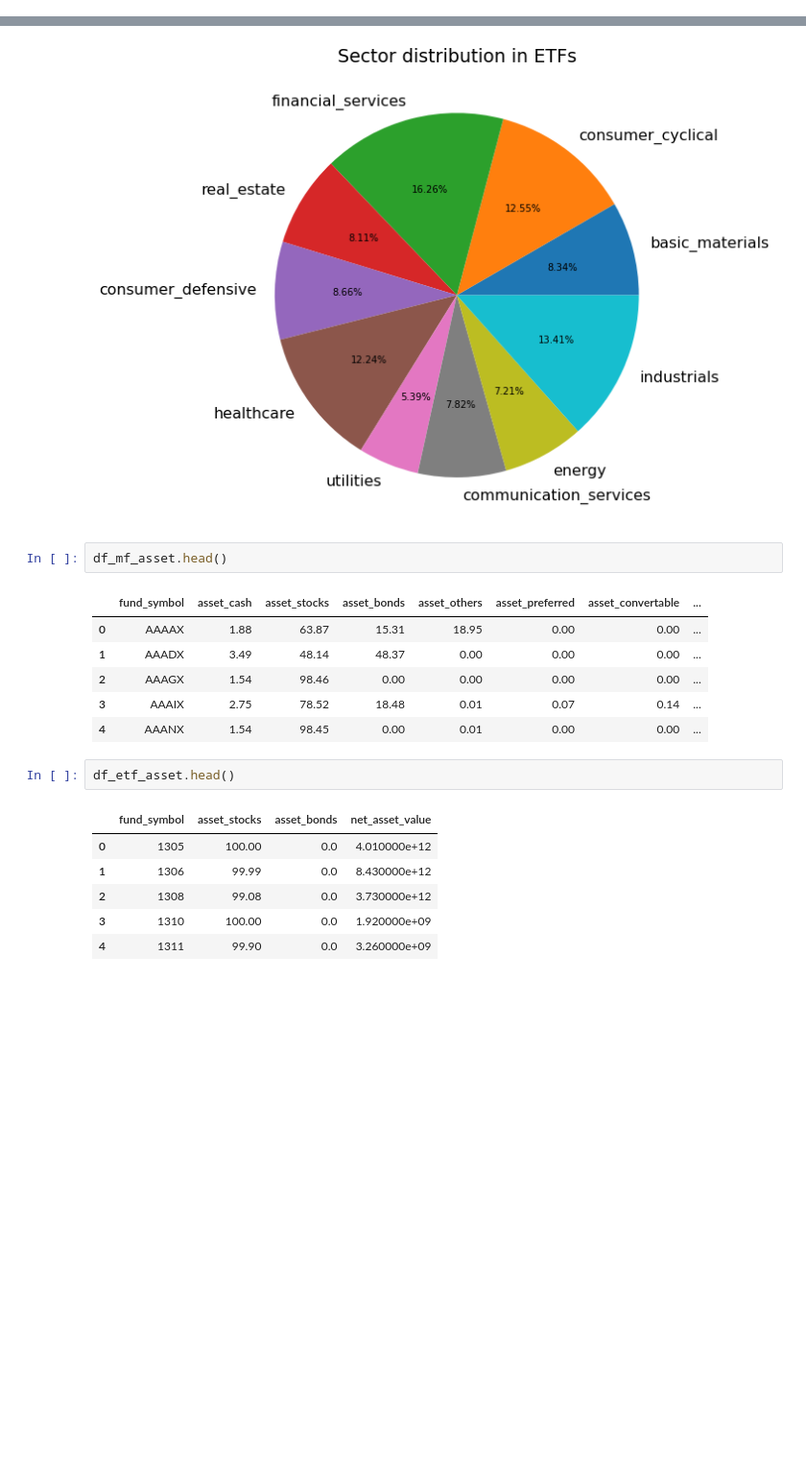
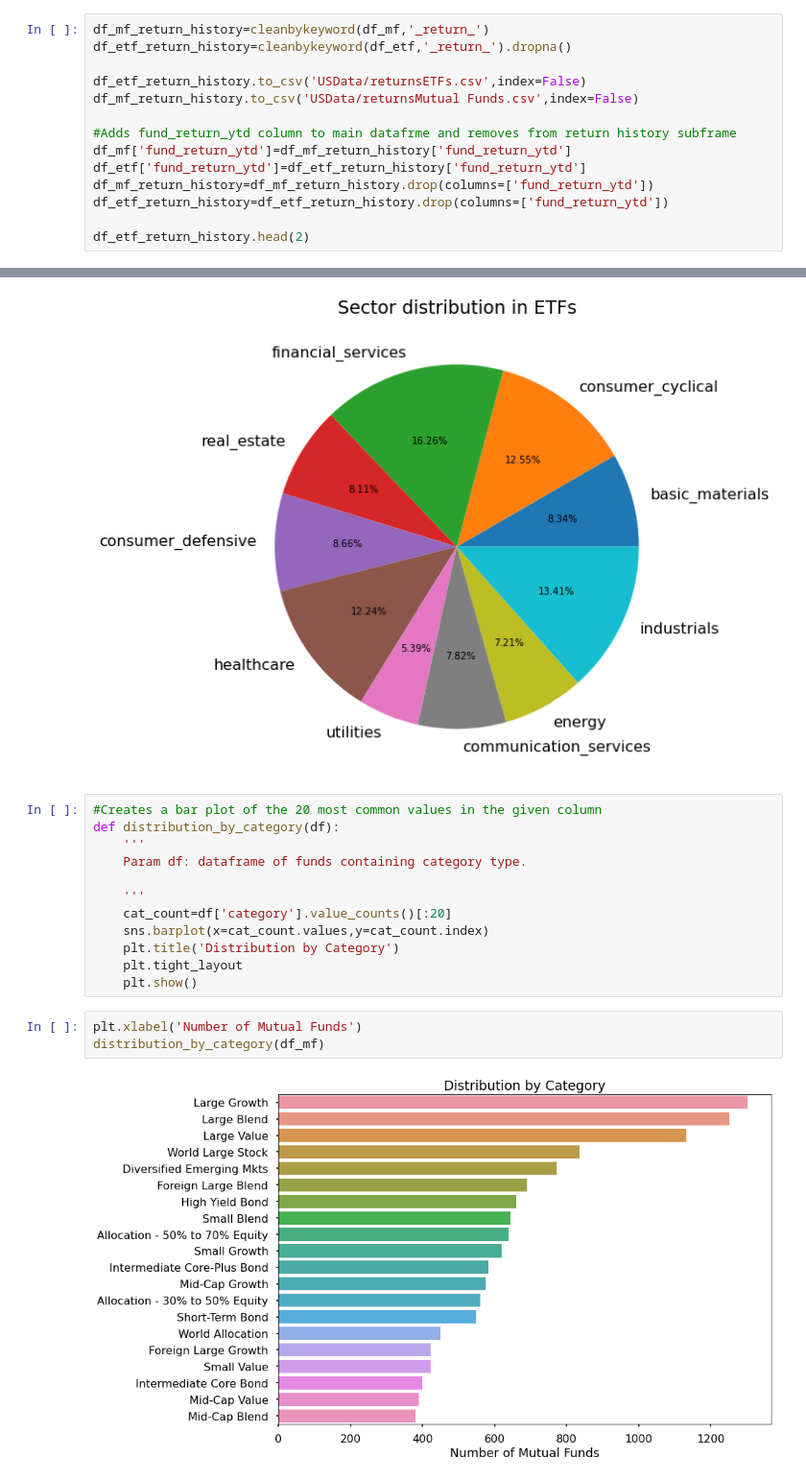
Before and after one commit to ctr48/Info2950FinalProject, a Jupyter notebook: USAnalysis.ipynb, the cells around one changed output, grey strips where cells are left out. Shown: that part at 96% size. Saved outputs shown, nothing was run; the diff lists cells and outputs as text; blank space fills up the shorter version.

```diff
--- a/USAnalysis.ipynb
+++ b/USAnalysis.ipynb
@@ -273,0 +110,14 @@ def pie_chart(df,column):
+# %%
+df_mf_return_history=cleanbykeyword(df_mf,'_return_')
+df_etf_return_history=cleanbykeyword(df_etf,'_return_').dropna()
+
+df_etf_return_history.to_csv('USData/returnsETFs.csv',index=False)
+df_mf_return_history.to_csv('USData/returnsMutual Funds.csv',index=False)
+
+#Adds fund_return_ytd column to main datafrme and removes from return history subframe
+df_mf['fund_return_ytd']=df_mf_return_history['fund_return_ytd']
+df_etf['fund_return_ytd']=df_etf_return_history['fund_return_ytd']
+df_mf_return_history=df_mf_return_history.drop(columns=['fund_return_ytd'])
+df_etf_return_history=df_etf_return_history.drop(columns=['fund_return_ytd'])
+
+df_etf_return_history.head(2)
@@ -348,21 +339,20 @@ percent_comp_bar(df_etf_sector,cols,'sector_')
 # %% [output]
 [figure]
 [figure]
-# %%
-df_mf_asset.head()
-# %% [output]
-|  | fund_symbol | asset_cash | asset_stocks | asset_bonds | asset_others | asset_preferred | asset_convertable | ... |
-| 0 | AAAAX | 1.88 | 63.87 | 15.31 | 18.95 | 0.00 | 0.00 | ... |
-| 1 | AAADX | 3.49 | 48.14 | 48.37 | 0.00 | 0.00 | 0.00 | ... |
-| 2 | AAAGX | 1.54 | 98.46 | 0.00 | 0.00 | 0.00 | 0.00 | ... |
-| 3 | AAAIX | 2.75 | 78.52 | 18.48 | 0.01 | 0.07 | 0.14 | ... |
-| 4 | AAANX | 1.54 | 98.45 | 0.00 | 0.01 | 0.00 | 0.00 | ... |
-# %%
-df_etf_asset.head()
-# %% [output]
-|  | fund_symbol | asset_stocks | asset_bonds | net_asset_value |
-| 0 | 1305 | 100.00 | 0.0 | 4.010000e+12 |
-| 1 | 1306 | 99.99 | 0.0 | 8.430000e+12 |
-| 2 | 1308 | 99.08 | 0.0 | 3.730000e+12 |
-| 3 | 1310 | 100.00 | 0.0 | 1.920000e+09 |
-| 4 | 1311 | 99.90 | 0.0 | 3.260000e+09 |
+# %%
+#Creates a bar plot of the 20 most common values in the given column
+def distribution_by_category(df):
+    '''
+    Param df: dataframe of funds containing category type.
+
+    '''
+    cat_count=df['category'].value_counts()[:20]
+    sns.barplot(x=cat_count.values,y=cat_count.index)
+    plt.title('Distribution by Category')
+    plt.tight_layout
+    plt.show()
+# %%
+plt.xlabel('Number of Mutual Funds')
+distribution_by_category(df_mf)
+# %% [output]
+[figure, added]
```
Also changed, not shown: parts of 88 cells of this notebook.
